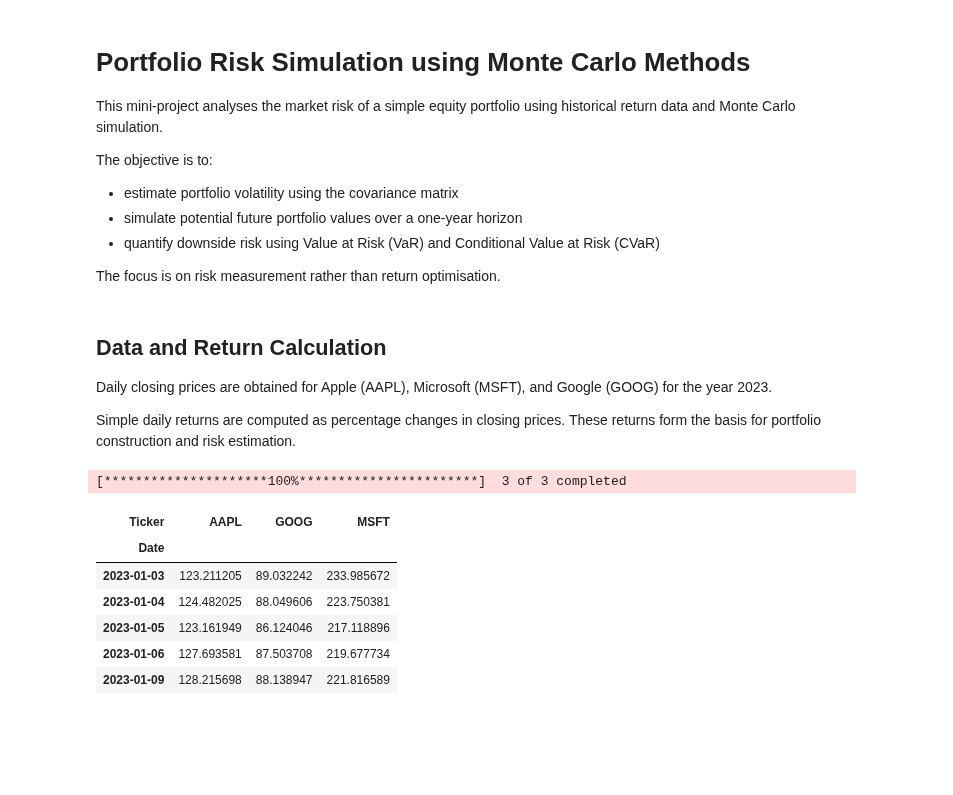
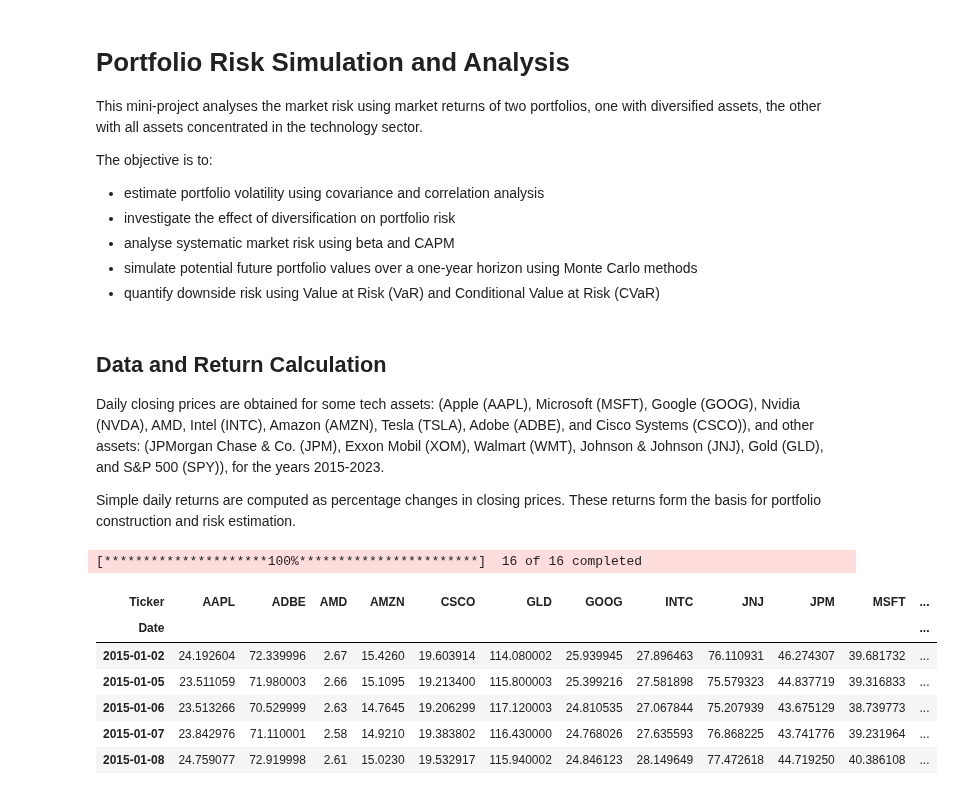
Before and after one commit to borudep313/Portfolio-Risk-Simulation, a Jupyter notebook: analysis.ipynb, the cells around one changed output. Cells and saved outputs as stored; diff of their text form; code cells hidden in the pictures; blank space fills up the shorter version.

Commit message:
Expand portfolio risk simulation project

```diff
--- a/analysis.ipynb
+++ b/analysis.ipynb
@@ -1,15 +1,14 @@
 # %% [markdown]
-# Portfolio Risk Simulation using Monte Carlo Methods
+# Portfolio Risk Simulation and Analysis
 
-This mini-project analyses the market risk of a simple equity portfolio using
-historical return data and Monte Carlo simulation.
+This mini-project analyses the market risk using market returns of two portfolios, one with diversified assets, the other with all assets concentrated in the technology sector.
 
 The objective is to:
-- estimate portfolio volatility using the covariance matrix
-- simulate potential future portfolio values over a one-year horizon
+- estimate portfolio volatility using covariance and correlation analysis
+- investigate the effect of diversification on portfolio risk
+- analyse systematic market risk using beta and CAPM
+- simulate potential future portfolio values over a one-year horizon using Monte Carlo methods
 - quantify downside risk using Value at Risk (VaR) and Conditional Value at Risk (CVaR)
-
-The focus is on risk measurement rather than return optimisation.
 # %%
 import pandas as pd
 import numpy as np
@@ -18,27 +17,28 @@ import yfinance as yf
 # %% [markdown]
 ## Data and Return Calculation
 
-Daily closing prices are obtained for Apple (AAPL), Microsoft (MSFT), and Google (GOOG)
-for the year 2023.
+Daily closing prices are obtained for some tech assets: (Apple (AAPL), Microsoft (MSFT), Google (GOOG), Nvidia (NVDA), AMD, Intel (INTC), Amazon (AMZN), Tesla (TSLA), Adobe (ADBE), and Cisco Systems (CSCO)),
+and other assets: (JPMorgan Chase & Co. (JPM), Exxon Mobil (XOM), Walmart (WMT), Johnson & Johnson (JNJ), Gold (GLD), and S&P 500 (SPY)),
+for the years 2015-2023.
 
 Simple daily returns are computed as percentage changes in closing prices.
 These returns form the basis for portfolio construction and risk estimation.
 # %%
-tickers = ['AAPL', 'MSFT', 'GOOG']
-start_date = '2023-01-01'
+tickers = ['AAPL', 'MSFT', 'GOOG', 'NVDA', 'JPM', 'XOM', 'WMT', 'JNJ', 'GLD', 'SPY', 'AMD', 'INTC', 'AMZN', 'TSLA', 'ADBE', 'CSCO']
+start_date = '2015-01-01'
 end_date = '2023-12-31'
 
 data = yf.download(tickers, start=start_date, end=end_date)['Close']
 data.head()
 # %% [output]
-[*********************100%***********************]  3 of 3 completed
+[*********************100%***********************]  16 of 16 completed
-| Ticker | AAPL | GOOG | MSFT |
-| Date |  |  |  |
-| 2023-01-03 | 123.211205 | 89.032242 | 233.985672 |
-| 2023-01-04 | 124.482025 | 88.049606 | 223.750381 |
-| 2023-01-05 | 123.161949 | 86.124046 | 217.118896 |
-| 2023-01-06 | 127.693581 | 87.503708 | 219.677734 |
-| 2023-01-09 | 128.215698 | 88.138947 | 221.816589 |
+| Ticker | AAPL | ADBE | AMD | AMZN | CSCO | GLD | GOOG | INTC | JNJ | JPM | MSFT | ... |
+| Date |  |  |  |  |  |  |  |  |  |  |  | ... |
+| 2015-01-02 | 24.192604 | 72.339996 | 2.67 | 15.4260 | 19.603914 | 114.080002 | 25.939945 | 27.896463 | 76.110931 | 46.274307 | 39.681732 | ... |
+| 2015-01-05 | 23.511059 | 71.980003 | 2.66 | 15.1095 | 19.213400 | 115.800003 | 25.399216 | 27.581898 | 75.579323 | 44.837719 | 39.316833 | ... |
+| 2015-01-06 | 23.513266 | 70.529999 | 2.63 | 14.7645 | 19.206299 | 117.120003 | 24.810535 | 27.067844 | 75.207939 | 43.675129 | 38.739773 | ... |
+| 2015-01-07 | 23.842976 | 71.110001 | 2.58 | 14.9210 | 19.383802 | 116.430000 | 24.768026 | 27.635593 | 76.868225 | 43.741776 | 39.231964 | ... |
+| 2015-01-08 | 24.759077 | 72.919998 | 2.61 | 15.0230 | 19.532917 | 115.940002 | 24.846123 | 28.149649 | 77.472618 | 44.719250 | 40.386108 | ... |
 # %%
 returns = data.pct_change().dropna()
 returns.head()
```
Also changed, not shown: parts of 60 cells of this notebook, 9 other files.
